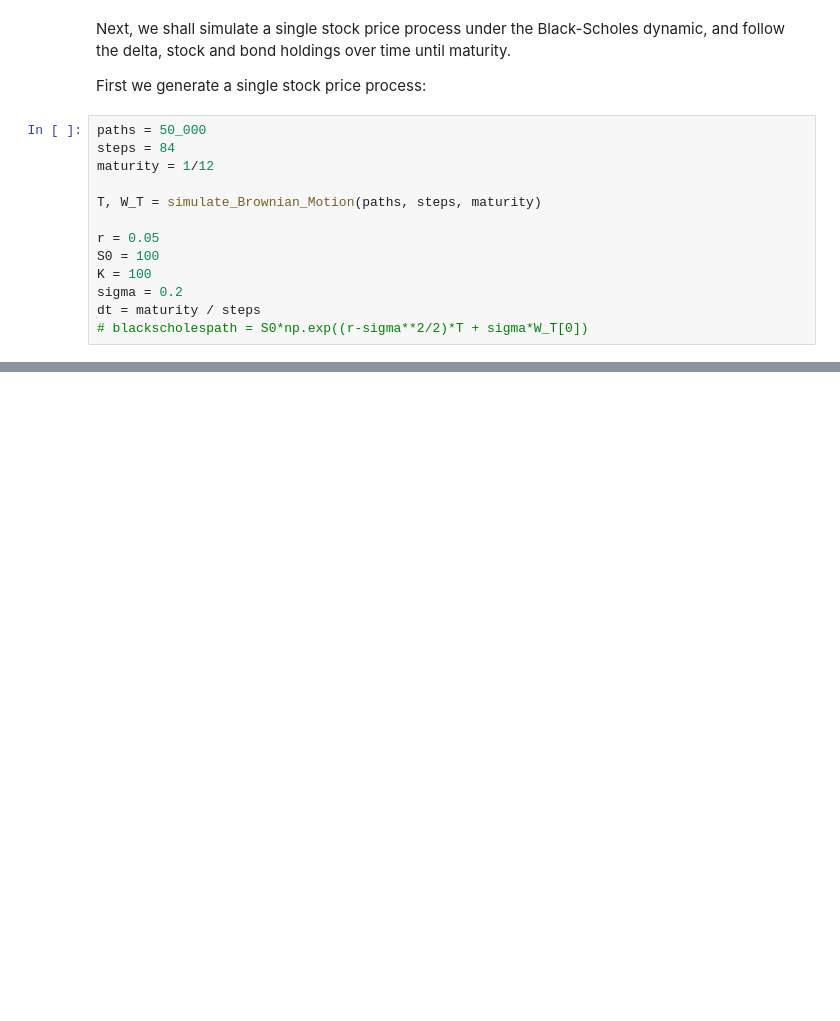
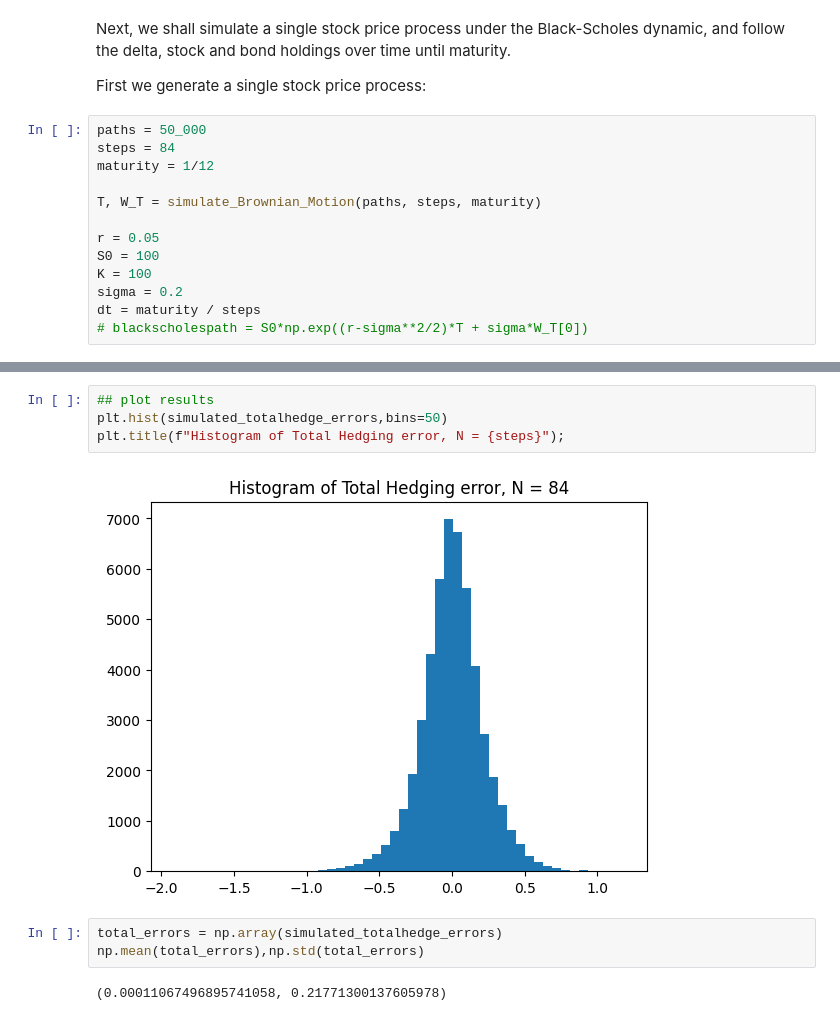
Before and after one commit to changjulian17/mqf_practice, a Jupyter notebook: QF620_Stochastic Modelling_in_Finance/Project/QF620-G2-Stochastic Modelling in Finance - 10252024 - 624 PM/dynamic_hedging_edit.ipynb, the cells around one changed output, grey strips where cells are left out. Drawn from its saved outputs; the diff is of its cells as text; blank space fills up the shorter version.

```diff
--- a/QF620_Stochastic Modelling_in_Finance/Project/QF620-G2-Stochastic Modelling in Finance - 10252024 - 624 PM/dynamic_hedging_edit.ipynb
+++ b/QF620_Stochastic Modelling_in_Finance/Project/QF620-G2-Stochastic Modelling in Finance - 10252024 - 624 PM/dynamic_hedging_edit.ipynb
@@ -115,0 +119,11 @@ plt.show()
+# %%
+## plot results
+plt.hist(simulated_totalhedge_errors,bins=50)
+plt.title(f"Histogram of Total Hedging error, N = {steps}");
+# %% [output]
+[figure, added]
+# %%
+total_errors = np.array(simulated_totalhedge_errors)
+np.mean(total_errors),np.std(total_errors)
+# %% [output]
+(0.00011067496895741058, 0.21771300137605978)
```
Also changed, not shown: parts of 11 cells of this notebook.
